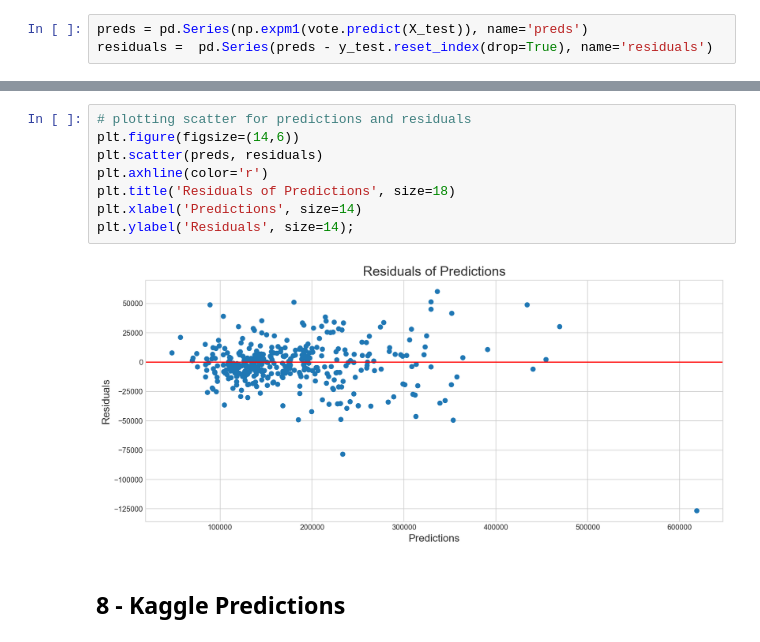
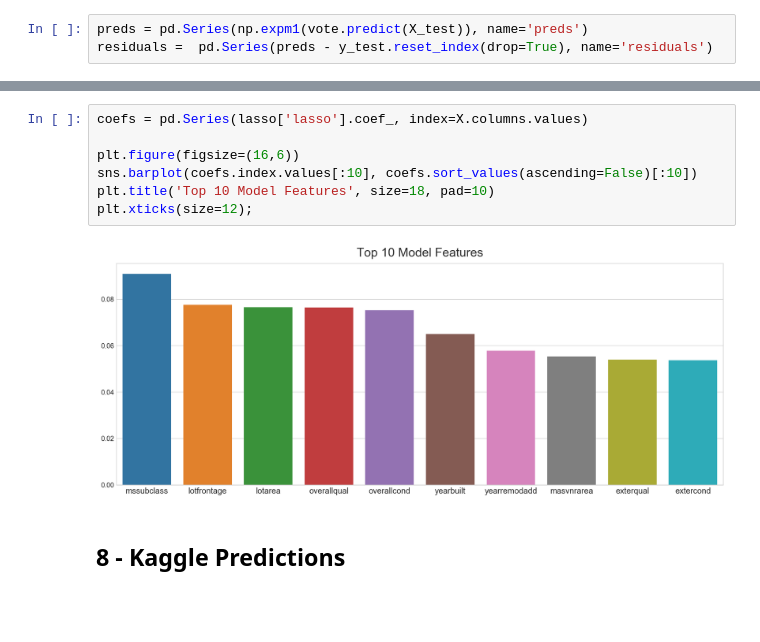
Before and after one commit to gabrielpprieto/Ames_Housing, a Jupyter notebook: code/ames_housing.ipynb, the cells around one changed output, grey strips where cells are left out. Saved outputs shown, nothing was run; the diff lists cells and outputs as text; blank space fills up the shorter version.

```diff
--- a/code/ames_housing.ipynb
+++ b/code/ames_housing.ipynb
@@ -681,13 +691,12 @@ plt.ylabel('Frequency', size=14);
-# %%
-# plotting scatter for predictions and residuals
-plt.figure(figsize=(14,6))
-plt.scatter(preds, residuals)
-plt.axhline(color='r')
-plt.title('Residuals of Predictions', size=18)
-plt.xlabel('Predictions', size=14)
-plt.ylabel('Residuals', size=14);
-# %% [output]
-[figure, removed]
+# %%
+coefs = pd.Series(lasso['lasso'].coef_, index=X.columns.values)
+
+plt.figure(figsize=(16,6))
+sns.barplot(coefs.index.values[:10], coefs.sort_values(ascending=False)[:10])
+plt.title('Top 10 Model Features', size=18, pad=10)
+plt.xticks(size=12);
+# %% [output]
+[figure, added]
 # %% [markdown]
 ## 8 - Kaggle Predictions
 # %%
```
Also changed, not shown: parts of 13 cells of this notebook, 2 other files.
